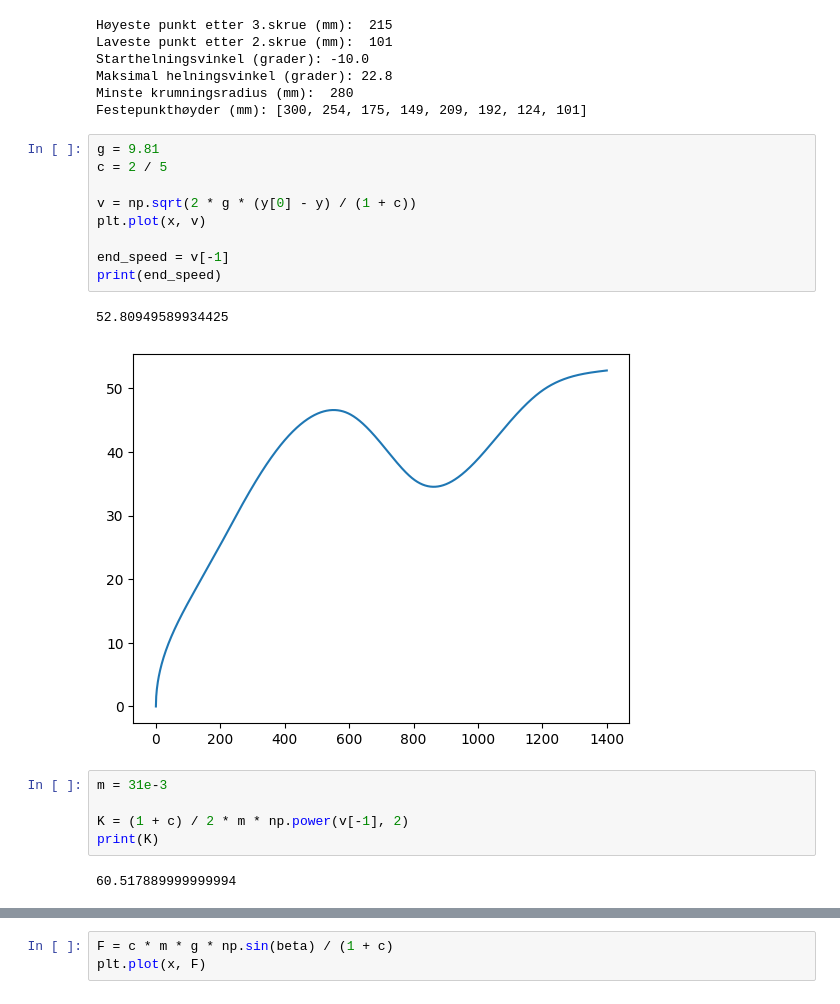
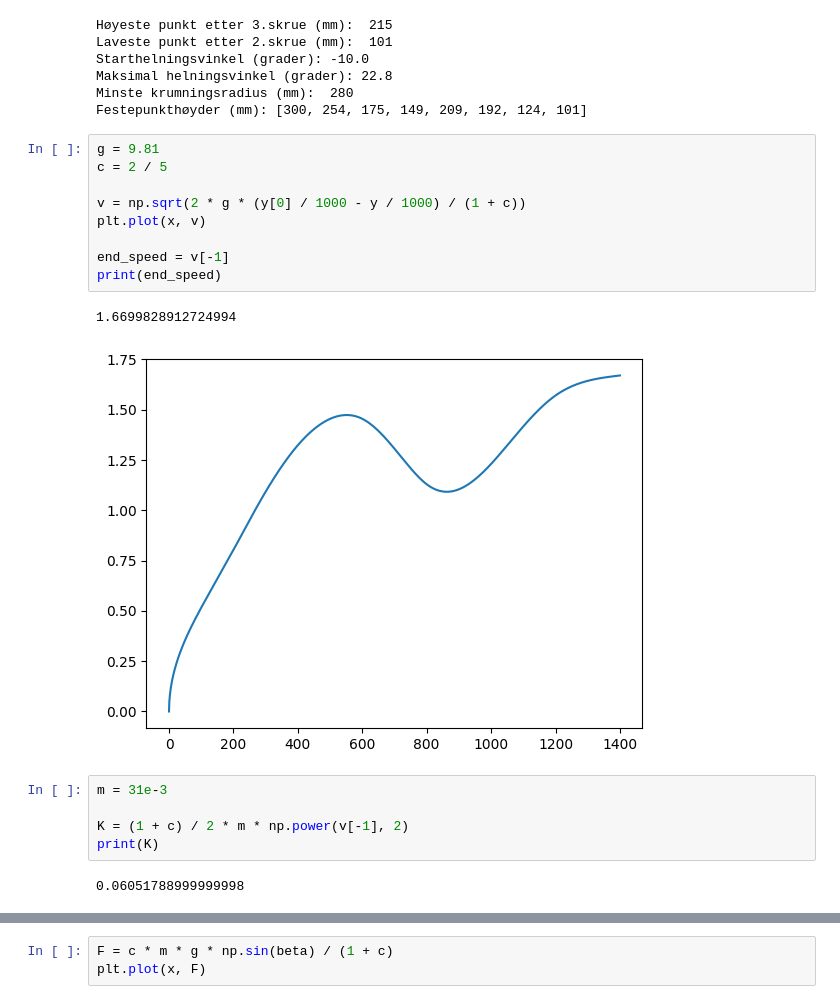
Before and after one commit to angrycompany16/Fysikk-lab, a Jupyter notebook: baneform_H23 david.ipynb, the cells around one changed output, grey strips where cells are left out. Drawn from its saved outputs; the diff is of its cells as text.

```diff
--- a/baneform_H23 david.ipynb
+++ b/baneform_H23 david.ipynb
@@ -119,20 +119,20 @@ Festepunkthøyder (mm): [300, 254, 175, 149, 209, 192, 124, 101]
 # %%
 g = 9.81
 c = 2 / 5
 
-v = np.sqrt(2 * g * (y[0] - y) / (1 + c))
+v = np.sqrt(2 * g * (y[0] / 1000 - y / 1000) / (1 + c))
 plt.plot(x, v)
 
 end_speed = v[-1]
 print(end_speed)
 # %% [output]
-52.80949589934425
+1.6699828912724994
-[figure, old version]
+[figure, new version]
 # %%
 m = 31e-3
 
 K = (1 + c) / 2 * m * np.power(v[-1], 2)
 print(K)
 # %% [output]
-60.517889999999994
+0.06051788999999998
 # %%
```
Also changed, not shown: parts of 3 cells of this notebook.
